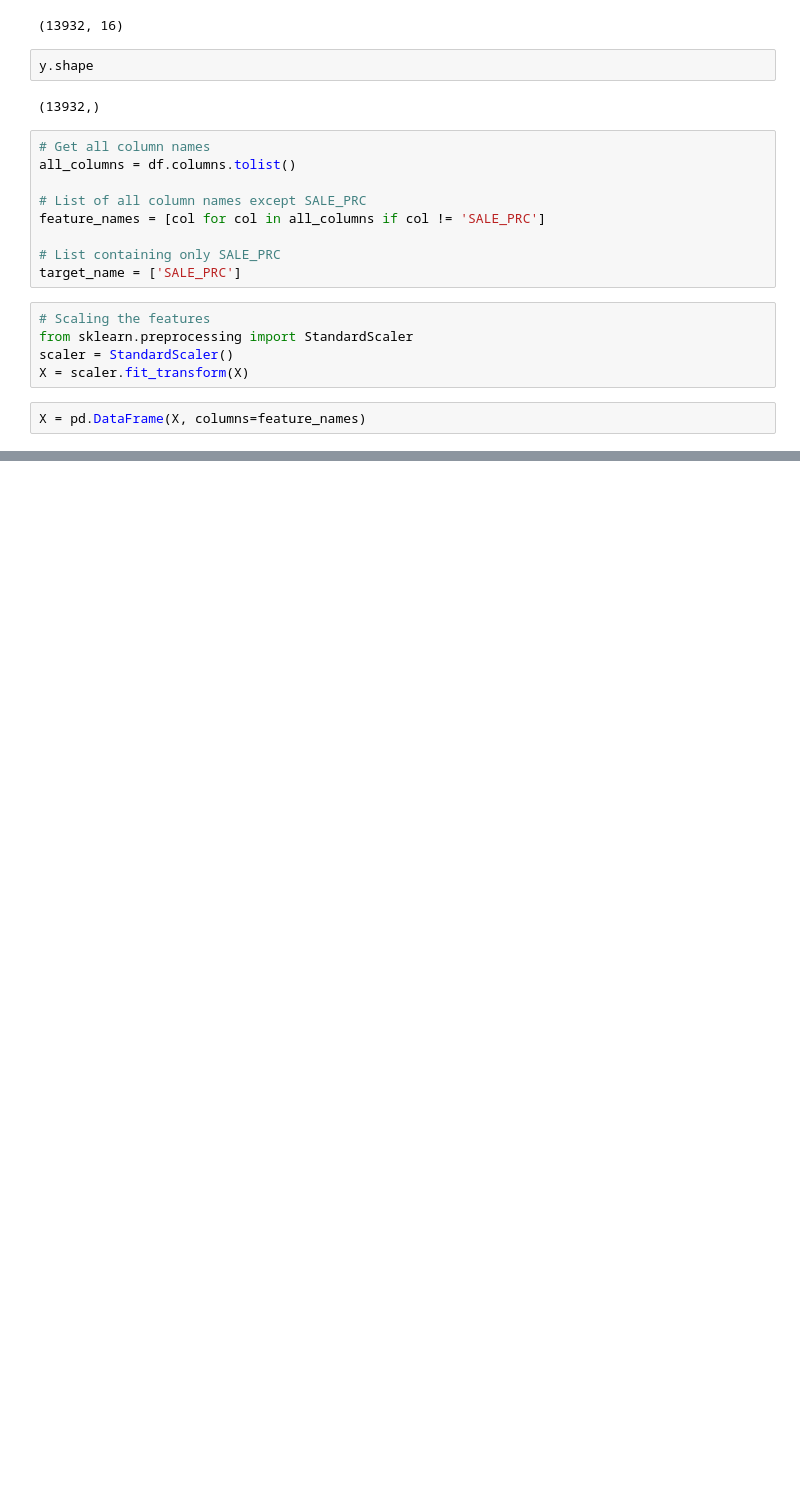
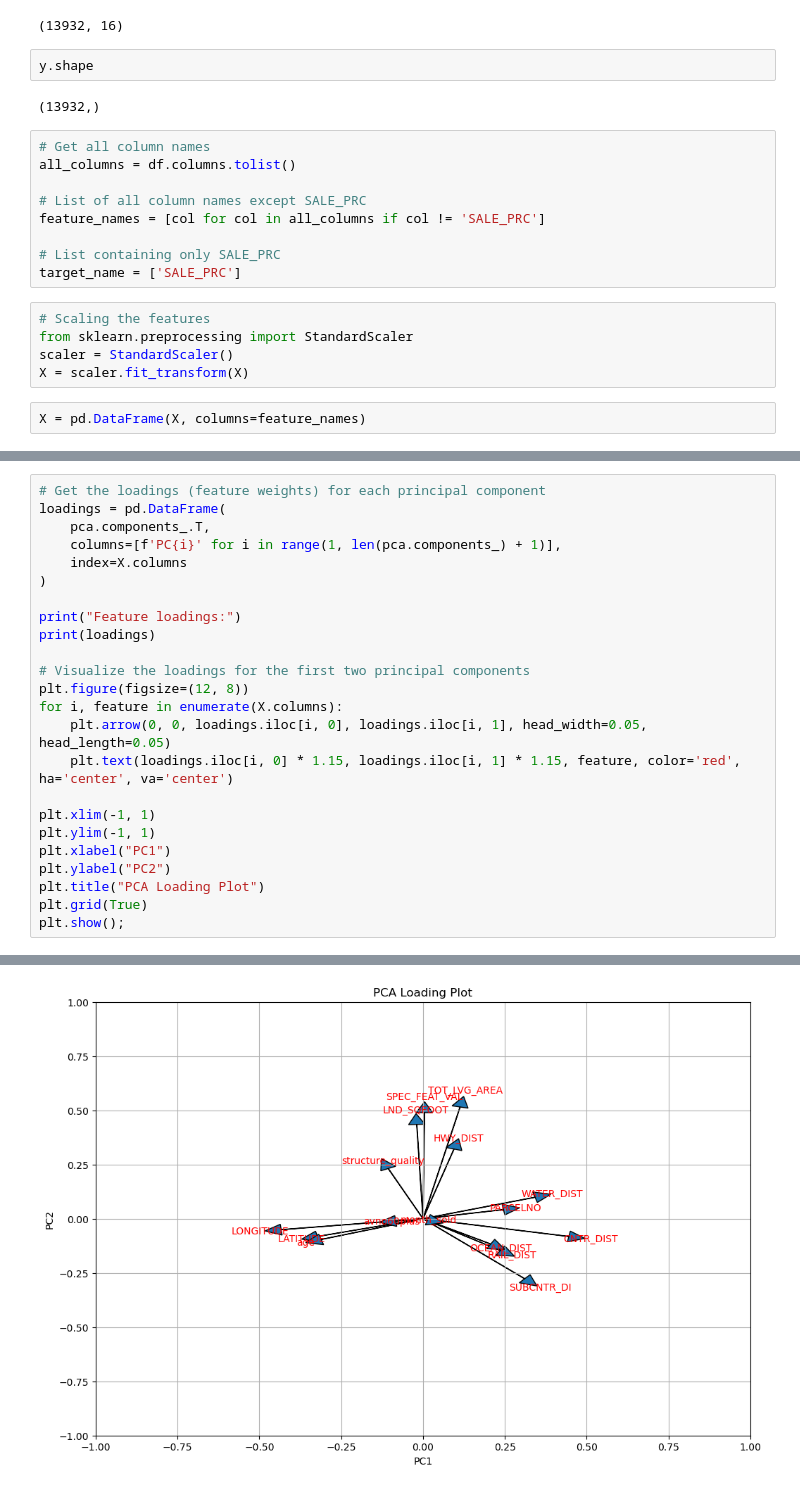
Before and after one commit to baderale/Miami-Housing, a Jupyter notebook: Miami Housing Prices.ipynb, the cells around one changed output, grey strips where cells are left out. Drawn from its saved outputs; the diff is of its cells as text; blank space fills up the shorter version.

```diff
--- a/Miami Housing Prices.ipynb
+++ b/Miami Housing Prices.ipynb
@@ -91,0 +148,25 @@ X.head()
+# %%
+# Get the loadings (feature weights) for each principal component
+loadings = pd.DataFrame(
+    pca.components_.T,
+    columns=[f'PC{i}' for i in range(1, len(pca.components_) + 1)],
+    index=X.columns
+)
+
+print("Feature loadings:")
+print(loadings)
+
+# Visualize the loadings for the first two principal components
+plt.figure(figsize=(12, 8))
+for i, feature in enumerate(X.columns):
+    plt.arrow(0, 0, loadings.iloc[i, 0], loadings.iloc[i, 1], head_width=0.05, head_length=0.05)
+    plt.text(loadings.iloc[i, 0] * 1.15, loadings.iloc[i, 1] * 1.15, feature, color='red', ha='center', va='center')
+
+plt.xlim(-1, 1)
+plt.ylim(-1, 1)
+plt.xlabel("PC1")
+plt.ylabel("PC2")
+plt.title("PCA Loading Plot")
+plt.grid(True)
+plt.show();
+# %% [output]
@@ -91,0 +190 @@ X.head()
+[figure, added]
```
Also changed, not shown: parts of 6 cells of this notebook.
